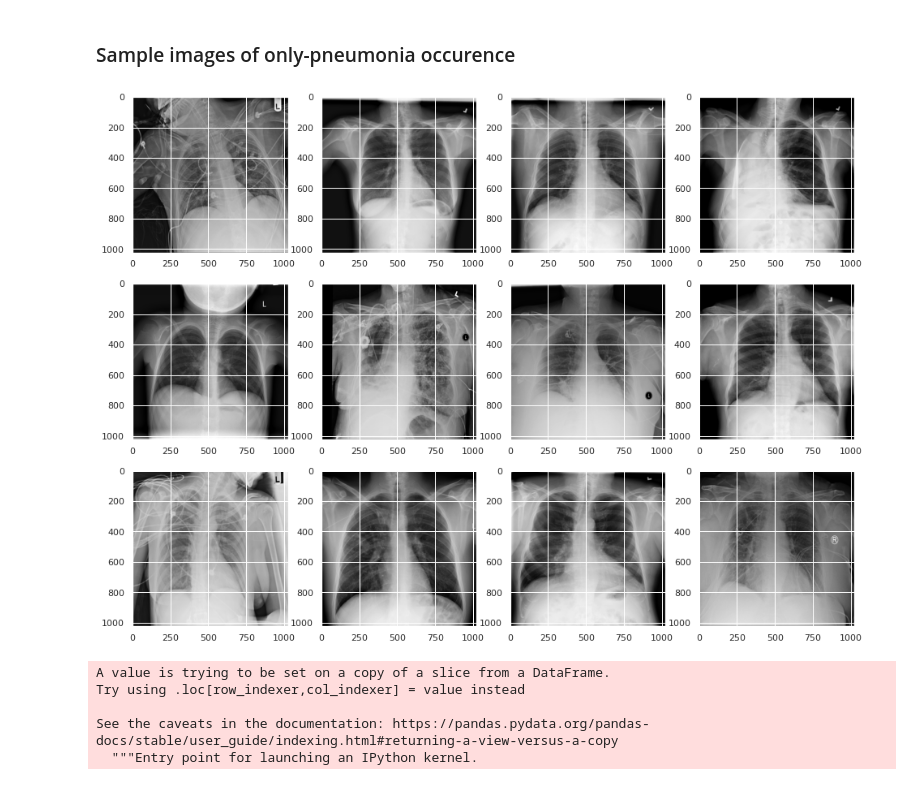
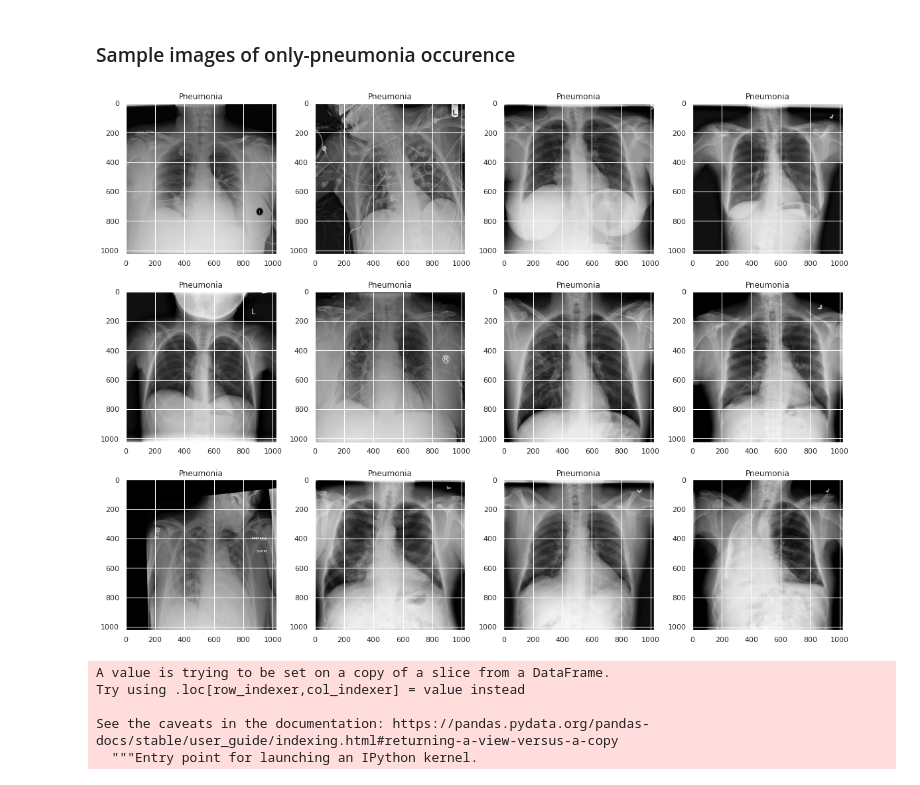
Before and after one commit to caloudz/nanodegrees, a Jupyter notebook: ai-in-healthcare/1-pneumonia-detection-in-chest-xrays/part1-EDA.ipynb, the cells around one changed output. Saved outputs shown, nothing was run; the diff lists cells and outputs as text; code cells hidden in the pictures.

```diff
--- a/ai-in-healthcare/1-pneumonia-detection-in-chest-xrays/part1-EDA.ipynb
+++ b/ai-in-healthcare/1-pneumonia-detection-in-chest-xrays/part1-EDA.ipynb
@@ -800,3 +802,19 @@ df_sample['sum_diseases'] = df_sample.iloc[:,11:].sum(axis=1)
 # %%
 img_paths = {os.path.basename(c): c for c in glob(os.path.join('/data','images*', '*', '*.png'))}
 df_sample['img_path'] = df_sample['Image Index'].map(img_paths.get)
+# %%
+rows=3
+cols=4
+
+fig, m_axs = plt.subplots(rows,cols, figsize = (16, 12))
+m_axs = m_axs.flatten()
+imgs = df_sample.sample(rows*cols).img_path
+ind=0
+
+for img, ax in zip(imgs, m_axs):
+    img = io.imread(img)
+    ax.imshow(img,cmap='gray')
+    ax.set_title(df_sample.iloc[ind]['Finding Labels'])
+    ind=ind+1
+
+plt.tight_layout()
@@ -807,18 +827,21 @@ df_sample_pneu = df_sample[(df_sample["Pneumonia"] == 1) & (df_sample["sum_disea
 # %%
 rows=3
 cols=4
 
 fig, m_axs = plt.subplots(rows,cols, figsize = (16, 12))
 m_axs = m_axs.flatten()
 imgs = df_sample_pneu.sample(rows*cols).img_path
 ind=0
 
 for img, ax in zip(imgs, m_axs):
     img = io.imread(img)
     ax.imshow(img,cmap='gray')
+    ax.set_title(df_sample_pneu.iloc[ind]['Finding Labels'])
     ind=ind+1
+
+plt.tight_layout()
 # %% [output]
-[figure, old version]
+[figure, new version]
 # %%
 df_sample_pneu['img_data'] = df_sample_pneu.apply(lambda x: io.imread(x['img_path']), axis=1)
 # %% [output]
```
Also changed, not shown: parts of 12 cells of this notebook, 18 other files.
